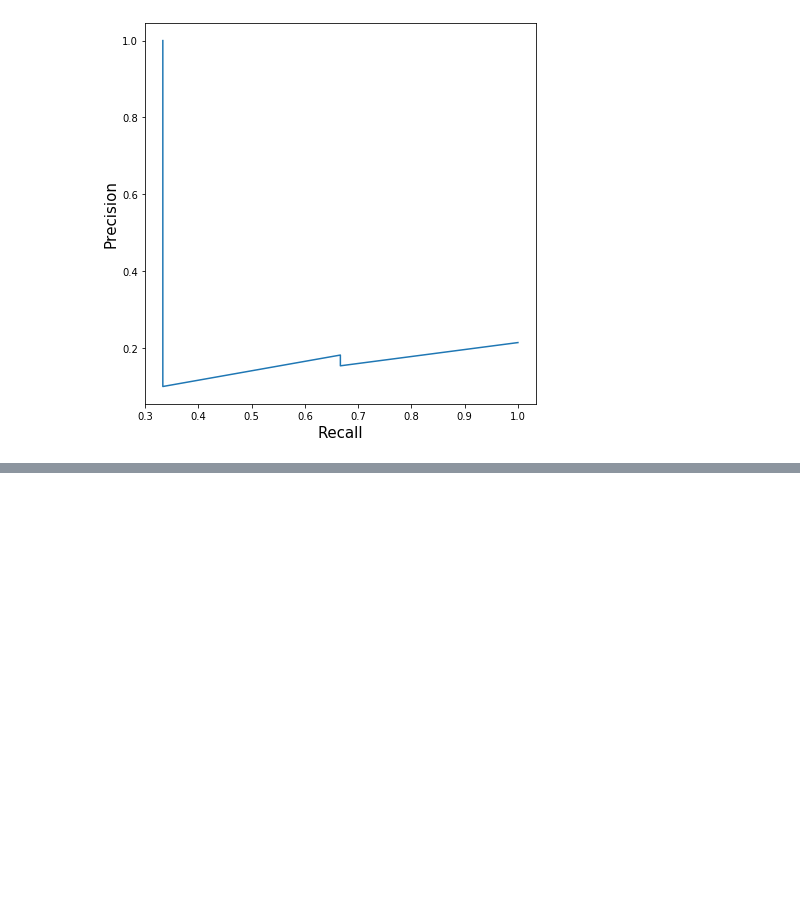
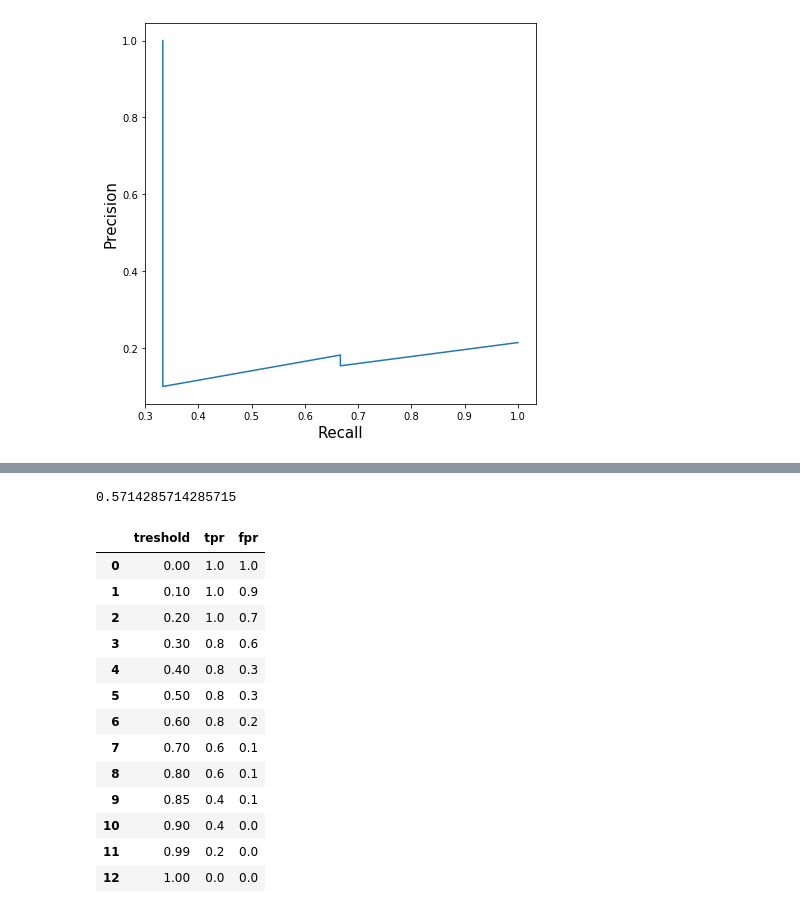
Before and after one commit to JnavioT/Practice_ML_DL, a Jupyter notebook: C3_Evaluation_metrics/metrics.ipynb, the cells around one changed output, grey strips where cells are left out. Saved outputs shown, nothing was run; the diff lists cells and outputs as text; code cells hidden in the pictures; blank space fills up the shorter version.

```diff
--- a/C3_Evaluation_metrics/metrics.ipynb
+++ b/C3_Evaluation_metrics/metrics.ipynb
@@ -52,0 +55,6 @@ NameError: name 'f1' is not defined
+# %%
+# calculate f1 with scikit learn
+from sklearn import metrics
+metrics.f1_score(y_true,y_pred)
+# %% [output]
+0.5714285714285715
@@ -52,0 +82,19 @@ NameError: name 'f1' is not defined
+# %%
+# create dataframe from lists to pandas
+df2 = pd.DataFrame(list(zip(thresholds,tpr_list,fpr_list)), columns =['treshold', 'tpr', 'fpr'])
+df2
+# %% [output]
+|  | treshold | tpr | fpr |
+| 0 | 0.00 | 1.0 | 1.0 |
+| 1 | 0.10 | 1.0 | 0.9 |
+| 2 | 0.20 | 1.0 | 0.7 |
+| 3 | 0.30 | 0.8 | 0.6 |
+| 4 | 0.40 | 0.8 | 0.3 |
+| 5 | 0.50 | 0.8 | 0.3 |
+| 6 | 0.60 | 0.8 | 0.2 |
+| 7 | 0.70 | 0.6 | 0.1 |
+| 8 | 0.80 | 0.6 | 0.1 |
+| 9 | 0.85 | 0.4 | 0.1 |
+| 10 | 0.90 | 0.4 | 0.0 |
+| 11 | 0.99 | 0.2 | 0.0 |
+| 12 | 1.00 | 0.0 | 0.0 |
```
Also changed, not shown: parts of 7 cells of this notebook, 1 other file.
